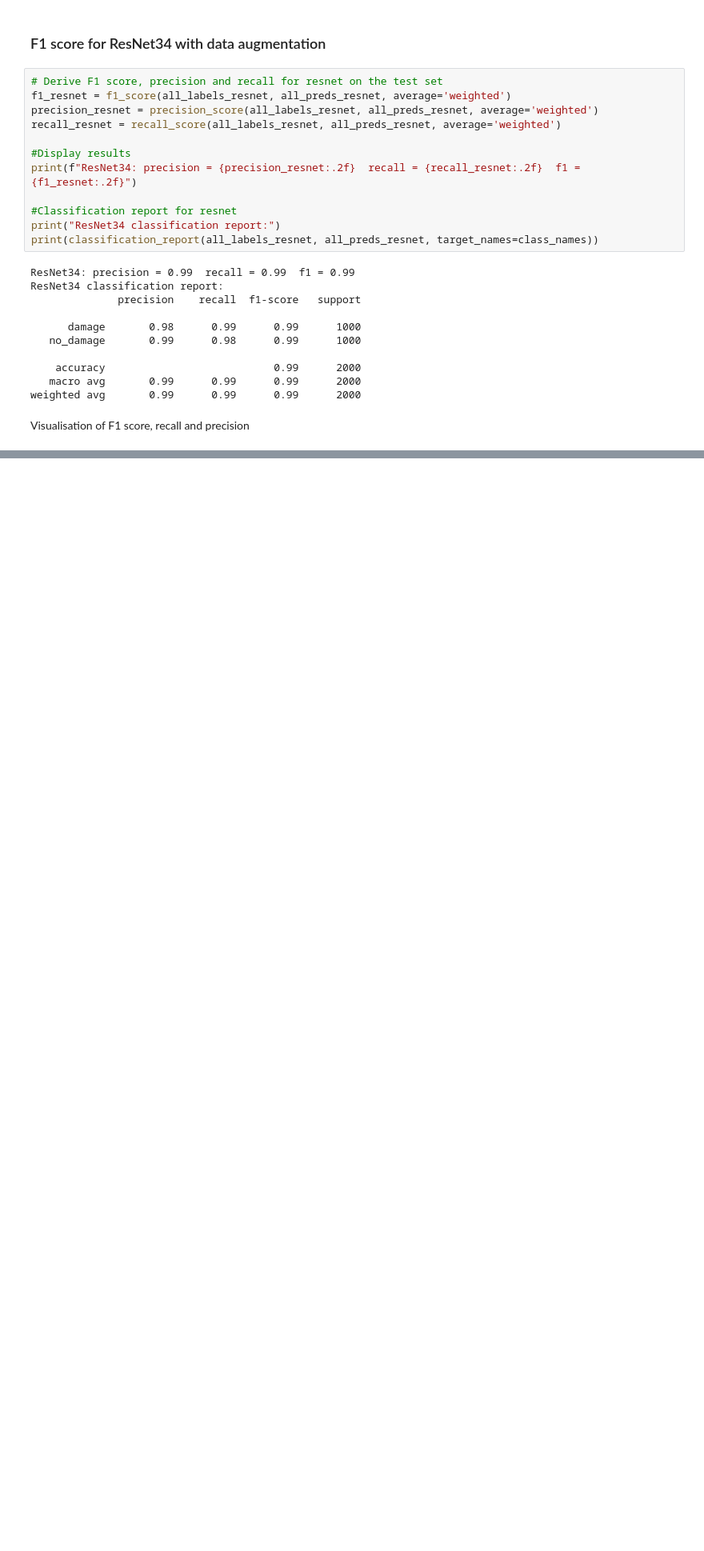
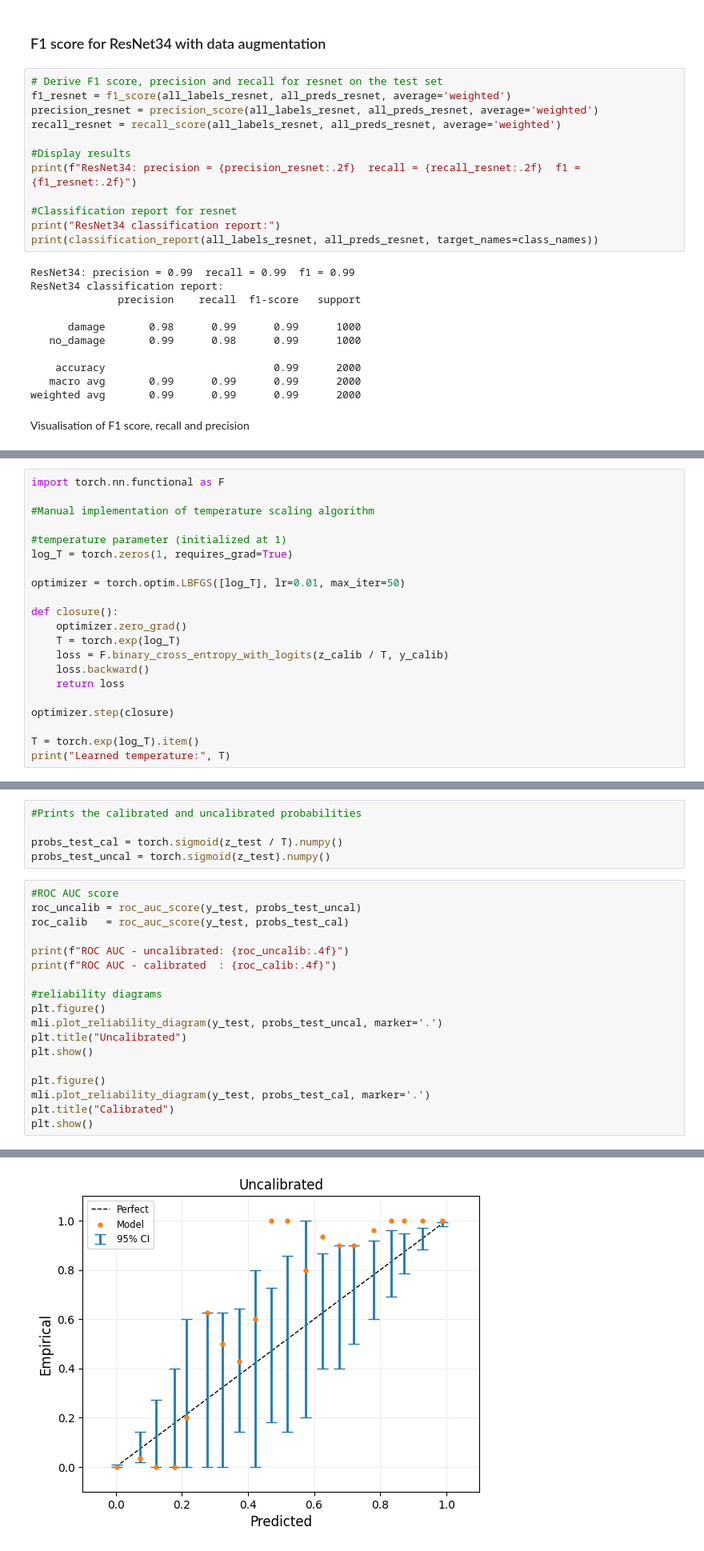
Before and after one commit to marioncalvo/IPEO_submission, a Jupyter notebook: ipeo_code.ipynb, the cells around one changed output, grey strips where cells are left out. Shown at 80% size. Drawn from its saved outputs; the diff is of its cells as text; blank space fills up the shorter version.

```diff
--- a/ipeo_code.ipynb
+++ b/ipeo_code.ipynb
@@ -1137,0 +1283,21 @@ plt.show()
+# %%
+import torch.nn.functional as F
+
+#Manual implementation of temperature scaling algorithm
+
+#temperature parameter (initialized at 1)
+log_T = torch.zeros(1, requires_grad=True)
+
+optimizer = torch.optim.LBFGS([log_T], lr=0.01, max_iter=50)
+
+def closure():
+    optimizer.zero_grad()
+    T = torch.exp(log_T)
+    loss = F.binary_cross_entropy_with_logits(z_calib / T, y_calib)
+    loss.backward()
+    return loss
+
+optimizer.step(closure)
+
+T = torch.exp(log_T).item()
+print("Learned temperature:", T)
@@ -1137,0 +1306,24 @@ plt.show()
+# %%
+#Prints the calibrated and uncalibrated probabilities
+
+probs_test_cal = torch.sigmoid(z_test / T).numpy()
+probs_test_uncal = torch.sigmoid(z_test).numpy()
+# %%
+#ROC AUC score
+roc_uncalib = roc_auc_score(y_test, probs_test_uncal)
+roc_calib   = roc_auc_score(y_test, probs_test_cal)
+
+print(f"ROC AUC - uncalibrated: {roc_uncalib:.4f}")
+print(f"ROC AUC - calibrated  : {roc_calib:.4f}")
+
+#reliability diagrams
+plt.figure()
+mli.plot_reliability_diagram(y_test, probs_test_uncal, marker='.')
+plt.title("Uncalibrated")
+plt.show()
+
+plt.figure()
+mli.plot_reliability_diagram(y_test, probs_test_cal, marker='.')
+plt.title("Calibrated")
+plt.show()
+# %% [output]
@@ -1137,0 +1332 @@ plt.show()
+[figure, added]
```
Also changed, not shown: parts of 30 cells of this notebook, 1 other file.
